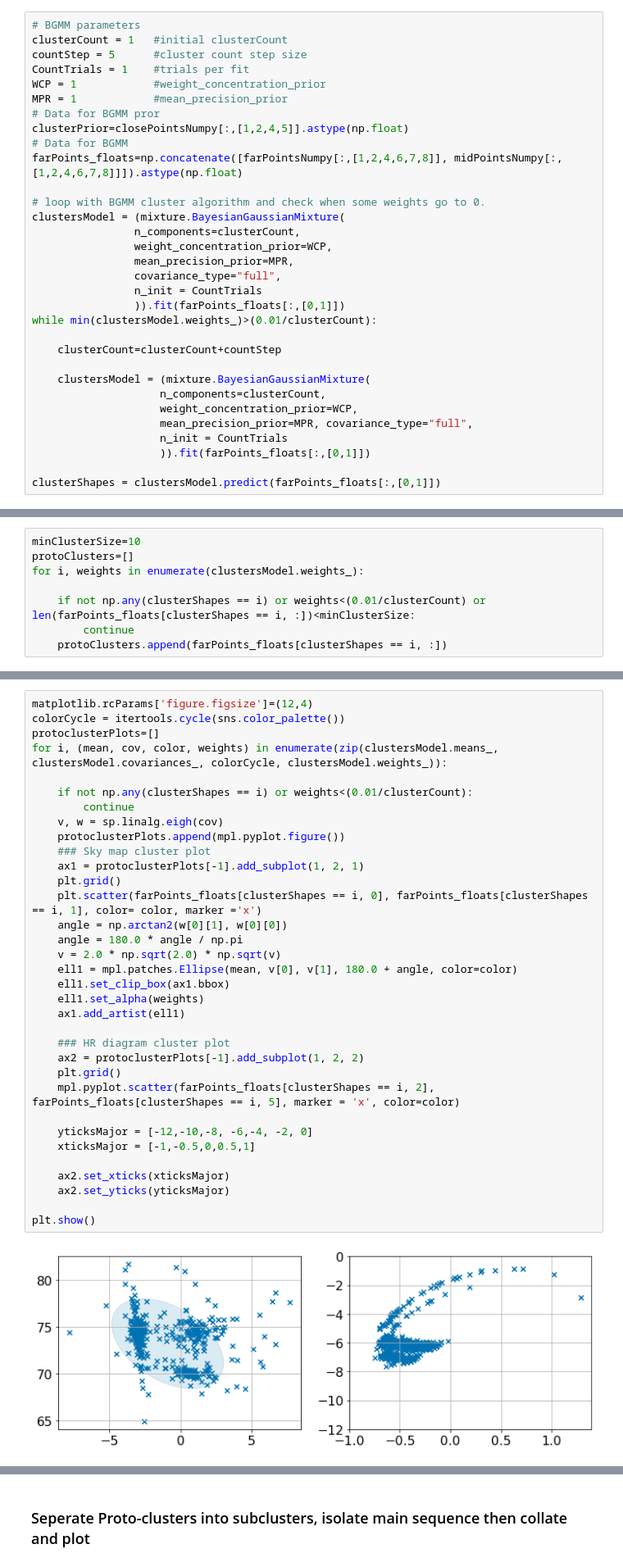
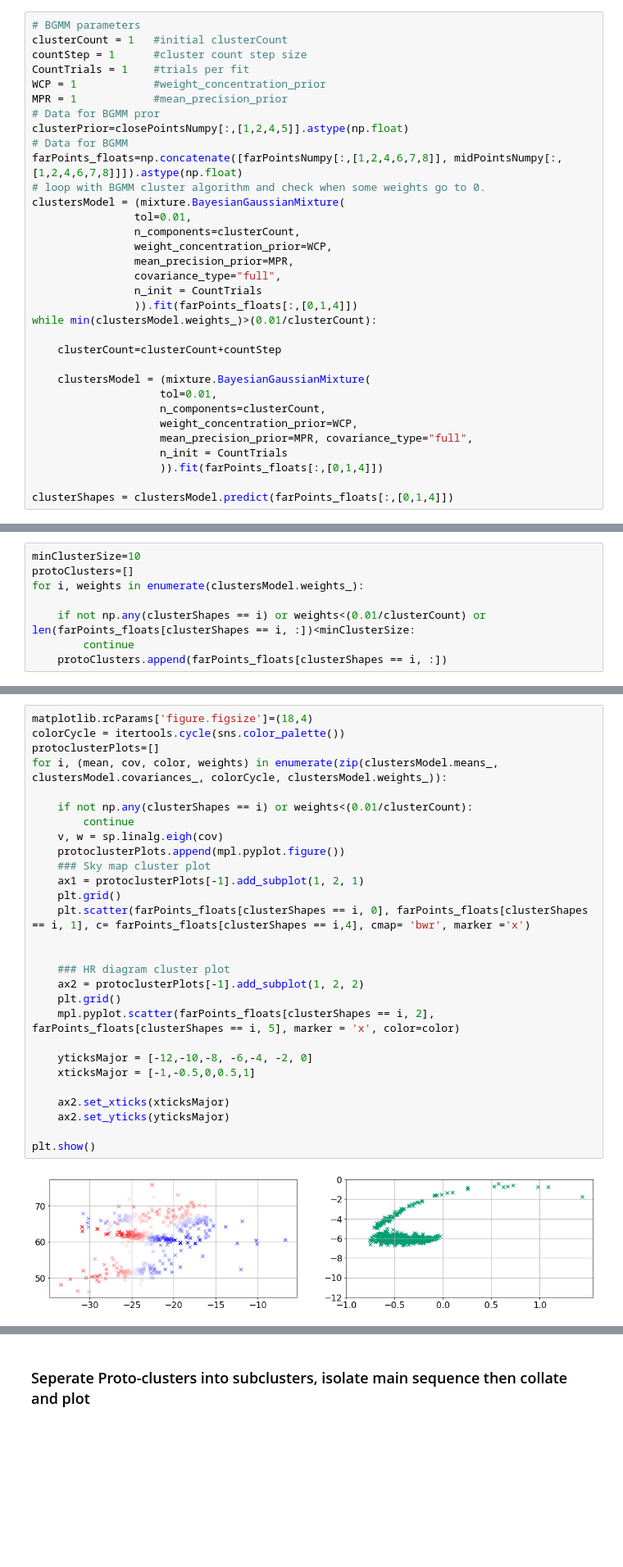
Before and after one commit to NotCouchpot80/PHYS3080-Ladder-Project, a Jupyter notebook: Code/2D-BGMM-DL.ipynb, the cells around one changed output, grey strips where cells are left out. Shown at 82% size. Drawn from its saved outputs; the diff is of its cells as text; blank space fills up the shorter version.

Commit message:
final Cluster ID code
final cluster id code. uses 3d BGMM. easier to follow and accurately produces individual clusters.

```diff
--- a/Code/2D-BGMM-DL.ipynb
+++ b/Code/2D-BGMM-DL.ipynb
@@ -302,7 +304,7 @@ Process:
 # %%
 # BGMM parameters
 clusterCount = 1   #initial clusterCount
-countStep = 5      #cluster count step size
+countStep = 1      #cluster count step size
 CountTrials = 1    #trials per fit
 WCP = 1            #weight_concentration_prior
 MPR = 1            #mean_precision_prior
@@ -310,27 +312,28 @@ MPR = 1            #mean_precision_prior
 clusterPrior=closePointsNumpy[:,[1,2,4,5]].astype(np.float)
 # Data for BGMM
 farPoints_floats=np.concatenate([farPointsNumpy[:,[1,2,4,6,7,8]], midPointsNumpy[:,[1,2,4,6,7,8]]]).astype(np.float)
-
 # loop with BGMM cluster algorithm and check when some weights go to 0.
 clustersModel = (mixture.BayesianGaussianMixture(
+                tol=0.01,
                 n_components=clusterCount,
                 weight_concentration_prior=WCP,
                 mean_precision_prior=MPR,
                 covariance_type="full",
                 n_init = CountTrials
-                )).fit(farPoints_floats[:,[0,1]])
+                )).fit(farPoints_floats[:,[0,1,4]])
 while min(clustersModel.weights_)>(0.01/clusterCount):
 
     clusterCount=clusterCount+countStep
 
     clustersModel = (mixture.BayesianGaussianMixture(
+                    tol=0.01,
                     n_components=clusterCount,
                     weight_concentration_prior=WCP,
                     mean_precision_prior=MPR, covariance_type="full",
                     n_init = CountTrials
-                    )).fit(farPoints_floats[:,[0,1]])
+                    )).fit(farPoints_floats[:,[0,1,4]])
 
-clusterShapes = clustersModel.predict(farPoints_floats[:,[0,1]])
+clusterShapes = clustersModel.predict(farPoints_floats[:,[0,1,4]])
 # %% [markdown]
 ### Collate Individual Proto-clusters
 # %%
@@ -346,36 +349,30 @@ for i, weights in enumerate(clustersModel.weights_):
 # %%
-matplotlib.rcParams['figure.figsize']=(12,4)
+matplotlib.rcParams['figure.figsize']=(18,4)
 colorCycle = itertools.cycle(sns.color_palette())
 protoclusterPlots=[]
 for i, (mean, cov, color, weights) in enumerate(zip(clustersModel.means_, clustersModel.covariances_, colorCycle, clustersModel.weights_)):
 
     if not np.any(clusterShapes == i) or weights<(0.01/clusterCount):
         continue
     v, w = sp.linalg.eigh(cov)
     protoclusterPlots.append(mpl.pyplot.figure())
     ### Sky map cluster plot
     ax1 = protoclusterPlots[-1].add_subplot(1, 2, 1)
     plt.grid()
-    plt.scatter(farPoints_floats[clusterShapes == i, 0], farPoints_floats[clusterShapes == i, 1], color= color, marker ='x')
-    angle = np.arctan2(w[0][1], w[0][0])
-    angle = 180.0 * angle / np.pi
-    v = 2.0 * np.sqrt(2.0) * np.sqrt(v)
-    ell1 = mpl.patches.Ellipse(mean, v[0], v[1], 180.0 + angle, color=color)
-    ell1.set_clip_box(ax1.bbox)
-    ell1.set_alpha(weights)
-    ax1.add_artist(ell1)
+    plt.scatter(farPoints_floats[clusterShapes == i, 0], farPoints_floats[clusterShapes == i, 1], c= farPoints_floats[clusterShapes == i,4], cmap= 'bwr', marker ='x')
+
 
     ### HR diagram cluster plot
     ax2 = protoclusterPlots[-1].add_subplot(1, 2, 2)
     plt.grid()
     mpl.pyplot.scatter(farPoints_floats[clusterShapes == i, 2], farPoints_floats[clusterShapes == i, 5], marker = 'x', color=color)
 
     yticksMajor = [-12,-10,-8, -6,-4, -2, 0]
     xticksMajor = [-1,-0.5,0,0.5,1]
 
     ax2.set_xticks(xticksMajor)
     ax2.set_yticks(yticksMajor)
 
 plt.show()
 # %% [output]
-[figure, old version]
+[figure, new version]
```
Also changed, not shown: parts of 8 cells of this notebook, 3 other files.
